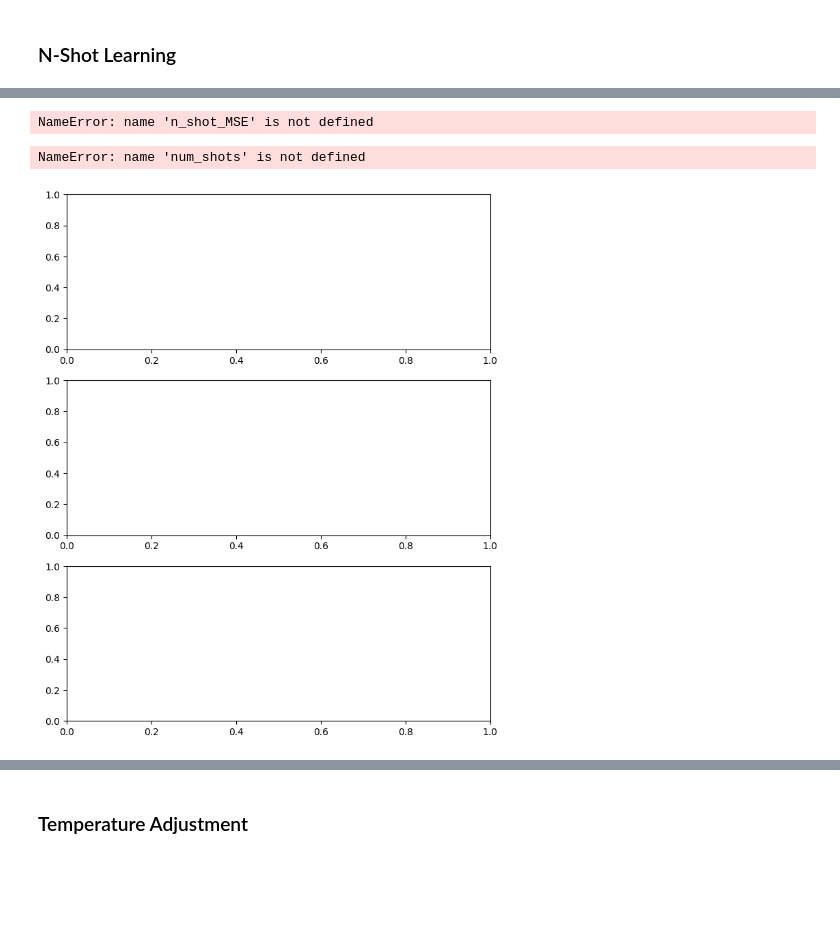
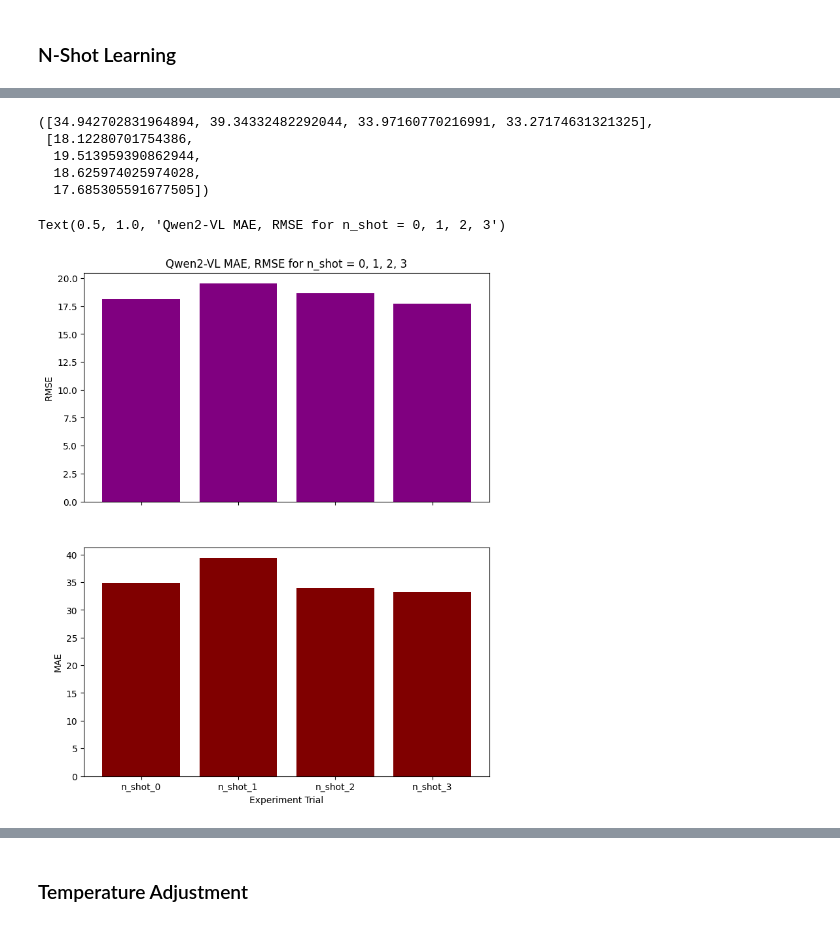
Before and after one commit to architp3/ecdna-analysis, a Jupyter notebook: qwen/metrics.ipynb, the cells around one changed output, grey strips where cells are left out. Cells and saved outputs as stored; diff of their text form; code cells hidden in the pictures; blank space fills up the shorter version.

Commit message:
RMSE and MAE metrics generated

```diff
--- a/qwen/metrics.ipynb
+++ b/qwen/metrics.ipynb
@@ -47,11 +47,10 @@ def calc_metrics(actual, predicted):
 
     actual, predicted = filter_data(actual, predicted)
 
-    MSE = ((predicted - actual) ** 2).mean()
+    RMSE = np.sqrt(((predicted - actual) ** 2).mean())
     MAE = (((predicted - actual)).abs()).mean()
-    MAPE = (((predicted - actual) / actual).abs()).mean()
 
-    return MSE, MAE, MAPE
+    return MAE, RMSE
 # %% [markdown]
 # Global Variables
 # %%
@@ -89,16 +93,14 @@ FileNotFoundError: [Errno 2] No such file or directory: 'C:\\Users\\archi\\ecdna
 # %%
 num_shots = len(n_shot_df['n_shot'].iloc[0][1:-1].split(','))
 
-n_shot_MSE = []
+n_shot_RMSE = []
 n_shot_MAE = []
-n_shot_MAPE = []
 
 for i in range(num_shots):
     n_shot_df[f'n_shot_{i}'] = n_shot_df['n_shot'].apply(lambda x: parse_result((x[1:-1].split(','))[i]))
-    MSE, MAE, MAPE = calc_metrics(n_shot_df['num_ecDNA'], n_shot_df[f'n_shot_{i}'])
-    n_shot_MSE.append(MSE)
+    RMSE, MAE = calc_metrics(n_shot_df['num_ecDNA'], n_shot_df[f'n_shot_{i}'])
+    n_shot_RMSE.append(RMSE)
     n_shot_MAE.append(MAE)
-    n_shot_MAPE.append(MAPE)
 
 n_shot_df.head()
 # %% [output]
@@ -106,23 +113,24 @@ NameError: name 'n_shot_df' is not defined
-# %%
-n_shot_MSE, n_shot_MAE, n_shot_MAPE
-# %% [output]
-NameError: name 'n_shot_MSE' is not defined
+# %%
+n_shot_MAE, n_shot_RMSE
+# %% [output]
+([34.942702831964894, 39.34332482292044, 33.97160770216991, 33.27174631321325],
+ [18.12280701754386,
+  19.513959390862944,
+  18.625974025974028,
+  17.685305591677505])
 # %%
 # Generate graphs
-figs, axes = plt.subplots(3, figsize=(8,10))
-axes[0].bar(x=[f'n_shot_{i}' for i in range(num_shots)], height=n_shot_MSE, color='purple')
+figs, axes = plt.subplots(2, figsize=(8,10))
+axes[0].bar(x=[f'n_shot_{i}' for i in range(num_shots)], height=n_shot_RMSE, color='purple')
 axes[1].bar(x=[f'n_shot_{i}' for i in range(num_shots)], height=n_shot_MAE, color='maroon')
-axes[2].bar(x=[f'n_shot_{i}' for i in range(num_shots)], height=n_shot_MAPE, color='orange')
 
-axes[0].set_ylabel('MSE')
+axes[0].set_ylabel('RMSE')
 axes[1].set_ylabel('MAE')
-axes[2].set_ylabel('MAPE')
 
 axes[0].set_xticklabels([])
-axes[1].set_xticklabels([])
 
-axes[2].set_xlabel('Experiment Trial')
-axes[0].set_title("Qwen2-VL MSE for n_shot = 0, 1, 2, 3")
+axes[1].set_xlabel('Experiment Trial')
+axes[0].set_title("Qwen2-VL MAE, RMSE for n_shot = 0, 1, 2, 3")
 # %% [output]
-NameError: name 'num_shots' is not defined
+Text(0.5, 1.0, 'Qwen2-VL MAE, RMSE for n_shot = 0, 1, 2, 3')
-[figure, old version]
+[figure, new version]
```
Also changed, not shown: parts of 23 cells of this notebook, 1 other file.
